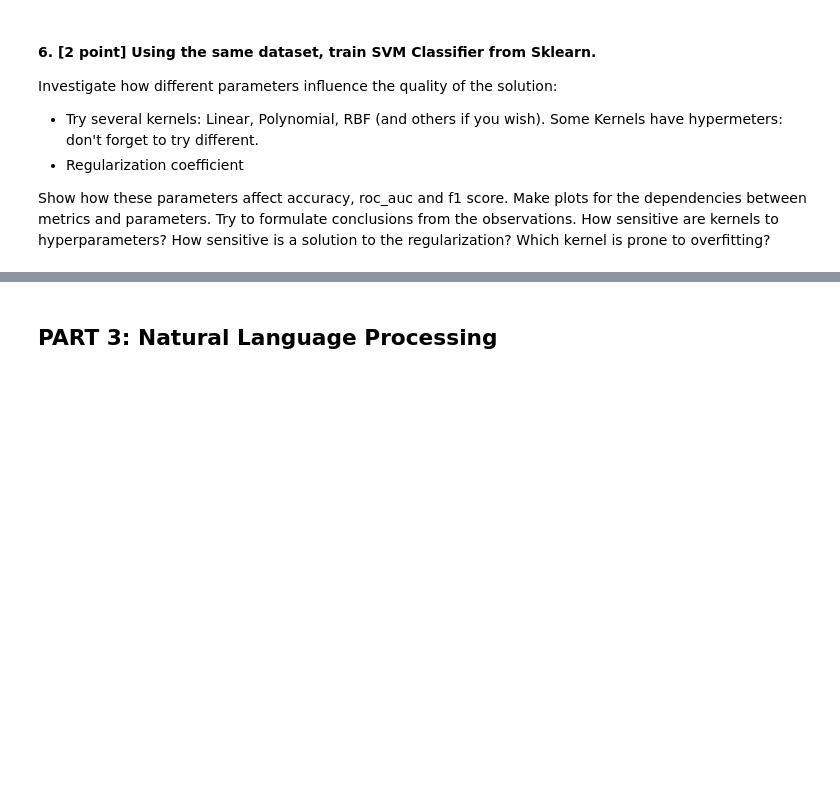
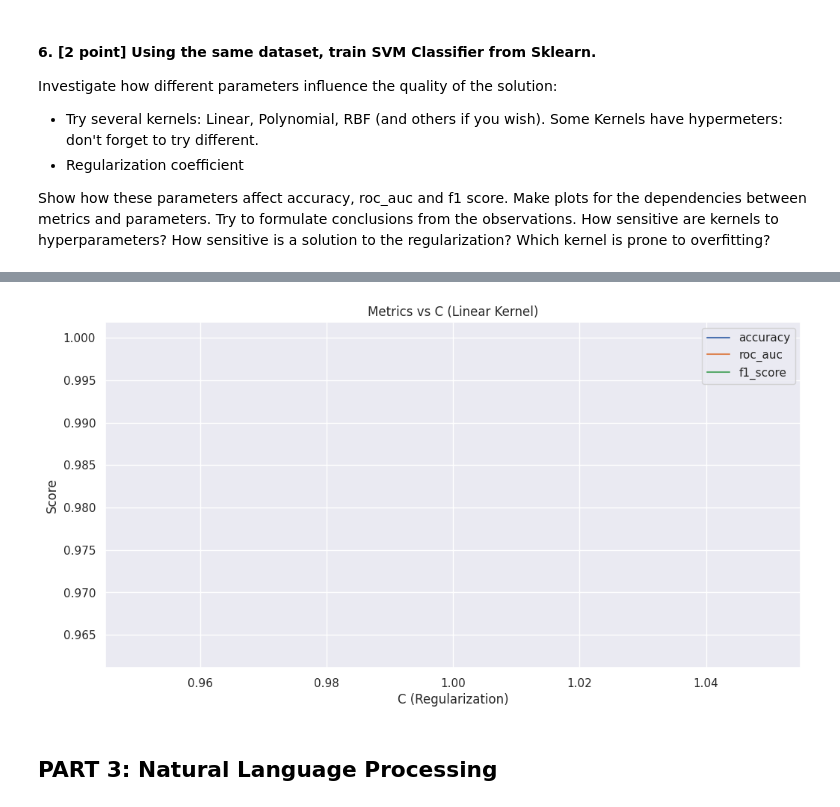
Before and after one commit to badmgoga/ML, a Jupyter notebook: HSE/3 домашка/HW3_v8.ipynb, the cells around one changed output, grey strips where cells are left out. Saved outputs shown, nothing was run; the diff lists cells and outputs as text; code cells hidden in the pictures; blank space fills up the shorter version.

```diff
--- a/HSE/3 домашка/HW3_v8.ipynb
+++ b/HSE/3 домашка/HW3_v8.ipynb
@@ -172,0 +227,31 @@ Try to formulate conclusions from the observations. How sensitive are kernels to
+# %%
+results = []
+
+for kernel, grid in param_grids.items():
+    svc = SVC(kernel=kernel, probability=True, random_state=42)
+    grid_search = GridSearchCV(svc, grid, scoring='f1', cv=5)
+    grid_search.fit(X_train, y_train)
+
+
+    best_model = grid_search.best_estimator_
+    y_pred = best_model.predict(X_test)
+    y_proba = best_model.predict_proba(X_test)[:, 1]
+
+
+    acc = accuracy_score(y_test, y_pred)
+    roc_auc = roc_auc_score(y_test, y_proba)
+    f1 = f1_score(y_test, y_pred)
+
+    results.append({
+        'kernel': kernel,
+        'best_params': grid_search.best_params_,
+        'accuracy': acc,
+        'roc_auc': roc_auc,
+        'f1_score': f1
+    })
+
+    print(f"\nKernel: {kernel}")
+    print("Best Params:", grid_search.best_params_)
+    print("Accuracy:", acc)
+    print("ROC AUC:", roc_auc)
+    print("F1 Score:", f1)
@@ -173,3 +276,18 @@ Try to formulate conclusions from the observations. How sensitive are kernels to
+# %%
+linear_results = [res for res in results if res['kernel'] == 'linear']
+c_values = [res['best_params']['C'] for res in linear_results]
+metrics = ['accuracy', 'roc_auc', 'f1_score']
+
+plt.figure(figsize=(12, 6))
+for metric in metrics:
+    plt.plot(c_values, [res[metric] for res in linear_results], label=metric)
+plt.xlabel("C (Regularization)")
+plt.ylabel("Score")
+plt.title("Metrics vs C (Linear Kernel)")
+plt.legend()
+plt.show()
+# %% [output]
+[figure, added]
 # %% [markdown]
 ## PART 3: Natural Language Processing
 # %% [markdown]
```
Also changed, not shown: parts of 43 cells of this notebook, 18 other files.
